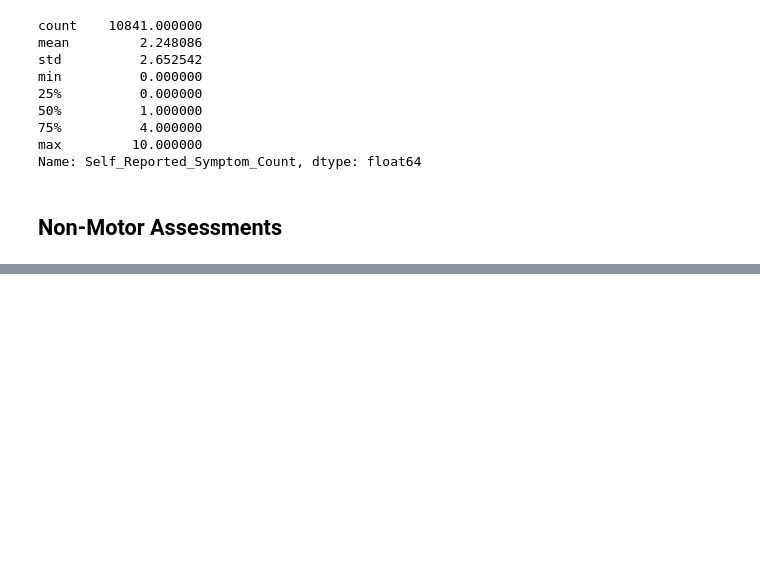
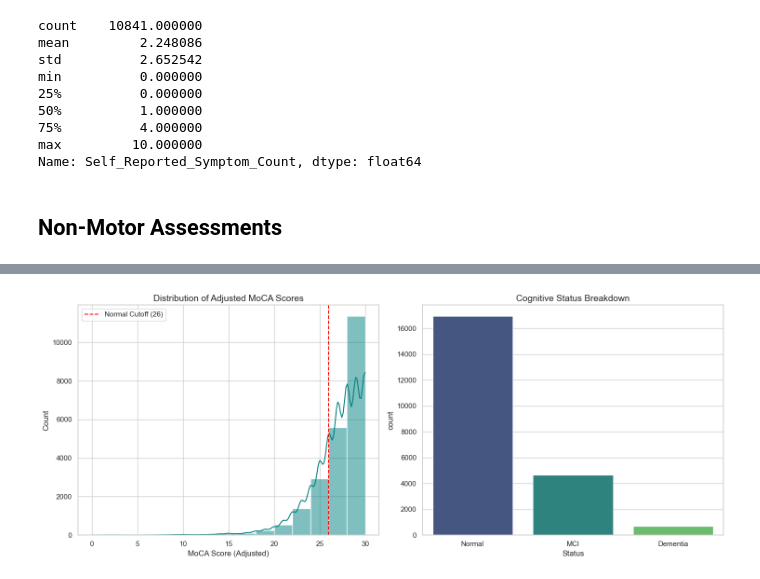
Before and after one commit to vutuongvy101/multimodal-pd-progression, a Jupyter notebook: Experiment/preprocessing/sri_hri_model 2.ipynb, the cells around one changed output, grey strips where cells are left out. Saved outputs shown, nothing was run; the diff lists cells and outputs as text; code cells hidden in the pictures; blank space fills up the shorter version.

Commit message:
preprocessing_visualisation_non-motor_modality

```diff
--- a/Experiment/preprocessing/sri_hri_model 2.ipynb
+++ b/Experiment/preprocessing/sri_hri_model 2.ipynb
@@ -236,6 +237,9 @@ def create_master_key(file_path):
     # Reset index for a clean dataframe
     master_df.reset_index(drop=True, inplace=True)
 
+    # Save file
+    master_df.to_csv('master_df.csv', index=False)
+
     return master_df
 
 # --- EXECUTION ---
@@ -1873,13 +1898,15 @@ def create_moca_df(moca_file_path, edu_file_path, master_df):
     df = df[cols_to_keep].copy()
 
     # Rename for consistency
-    df = df.rename(columns={'INFODT': 'VISIT_DATE', 'MoCA_Total_Adjusted': 'MoCA_Score'})
-    df['VISIT_DATE'] = pd.to_datetime(df['VISIT_DATE'], errors='coerce')
+    df = df.rename(columns={'MoCA_Total_Adjusted': 'MoCA_Score'})
+    df['INFODT'] = pd.to_datetime(df['INFODT'], format='%m/%Y')
     df.reset_index(drop=True, inplace=True)
 
     return df
 
 # --- EXECUTION ---
-# moca_path = 'Non-motor_Assessments/Montreal_Cognitive_Assessment__MoCA__14Dec2025.csv'
-# edu_path = 'Subject_Demographics/Socio-Economics_14Dec2025.csv'
-# moca_df = create_moca_df(moca_path, edu_path, master_df)
+moca_path = '../../ppmi_pd/Non-motor_Assessments/Montreal_Cognitive_Assessment__MoCA__14Dec2025.csv'
+edu_path = '../../ppmi_pd/Subject_Demographics/Socio-Economics_14Dec2025.csv'
+moca_df = create_moca_df(moca_path, edu_path, master_df)
+print(moca_df.shape)
+moca_df.head(10)
@@ -1885,0 +2313,80 @@ def create_moca_df(moca_file_path, edu_file_path, master_df):
+# %%
+# 1. Load the data
+moca_path = '../../ppmi_pd/Non-motor_Assessments/Montreal_Cognitive_Assessment__MoCA__14Dec2025.csv'
+edu_path = '../../ppmi_pd/Subject_Demographics/Socio-Economics_14Dec2025.csv'
+
+def create_moca_df(moca_file_path, edu_file_path, master_df):
+    moca = pd.read_csv(moca_file_path)
+    edu = pd.read_csv(edu_file_path)
+
+    # 2. Filter by Master Key & Events
+    moca = moca[moca['PATNO'].isin(master_df['PATNO'])]
+    events_to_remove = ['SC', 'U01']
+    moca = moca[~moca['EVENT_ID'].isin(events_to_remove)]
+
+    # 3. Handle Education Adjustment
+    edu_subset = edu[['PATNO', 'EDUCYRS']].copy()
+    df = pd.merge(moca, edu_subset, on='PATNO', how='left')
+
+    df['MCATOT'] = pd.to_numeric(df['MCATOT'], errors='coerce')
+    df['EDUCYRS'] = pd.to_numeric(df['EDUCYRS'], errors='coerce')
+
+    def calculate_adjusted_moca(row):
+        score = row['MCATOT']
+        years_edu = row['EDUCYRS']
+        if pd.isna(score):
+            return np.nan
+        if (not pd.isna(years_edu)) and (years_edu <= 12) and (score < 30):
+            score += 1
+        return score
+
+    df['MoCA_Total_Adjusted'] = df.apply(calculate_adjusted_moca, axis=1)
+
+    def categorize_cognition(score):
+        if pd.isna(score): return 'Unknown'
+        elif score >= 26: return 'Normal'
+        elif score >= 21: return 'MCI'
+        else: return 'Dementia'
+
+    df['Cognitive_Status'] = df['MoCA_Total_Adjusted'].apply(categorize_cognition)
+    status_map = {'Normal': 0, 'MCI': 1, 'Dementia': 2, 'Unknown': np.nan}
+    df['Cognitive_Status_Code'] = df['Cognitive_Status'].map(status_map)
+
+    # Standardize column name and date format as requested
+    df['INFODT'] = pd.to_datetime(df['INFODT'], errors='coerce', format='%m/%Y')
+
+    # Selection
+    cols_to_keep = ['PATNO', 'EVENT_ID', 'INFODT', 'MoCA_Total_Adjusted', 'Cognitive_Status_Code', 'EDUCYRS']
+    df = df[cols_to_keep].copy()
+    df = df.rename(columns={'MoCA_Total_Adjusted': 'MoCA_Score'})
+
+    return df
+
+# 2. Create the DF
+moca_df = create_moca_df(moca_path, edu_path, master_df)
+
+# 3. Visualization
+sns.set_theme(style="whitegrid")
+fig, axes = plt.subplots(1, 2, figsize=(15, 6))
+
+# Histogram
+sns.histplot(moca_df['MoCA_Score'].dropna(), bins=15, kde=True, ax=axes[0], color='teal')
+axes[0].set_title('Distribution of Adjusted MoCA Scores', fontsize=14)
+axes[0].set_xlabel('MoCA Score (Adjusted)', fontsize=12)
+axes[0].axvline(26, color='red', linestyle='--', label='Normal Cutoff (26)')
+axes[0].legend()
+
+# Categorical
+status_labels = {0: 'Normal', 1: 'MCI', 2: 'Dementia'}
+plot_df = moca_df.copy()
+plot_df['Status'] = plot_df['Cognitive_Status_Code'].map(status_labels)
+sns.countplot(data=plot_df.dropna(subset=['Status']), x='Status', order=['Normal', 'MCI', 'Dementia'], ax=axes[1], palette='viridis')
+axes[1].set_title('Cognitive Status Breakdown', fontsize=14)
+axes[1].set_xlabel('Status', fontsize=12)
+
+plt.tight_layout()
+# plt.savefig('moca_distribution.png')
+
+print(f"Processed MoCA rows: {len(moca_df)}")
+moca_df.head()
+# %% [output]
@@ -1885,0 +2403 @@ def create_moca_df(moca_file_path, edu_file_path, master_df):
+[figure, added]
```
Also changed, not shown: parts of 20 cells of this notebook, 1 other file.
